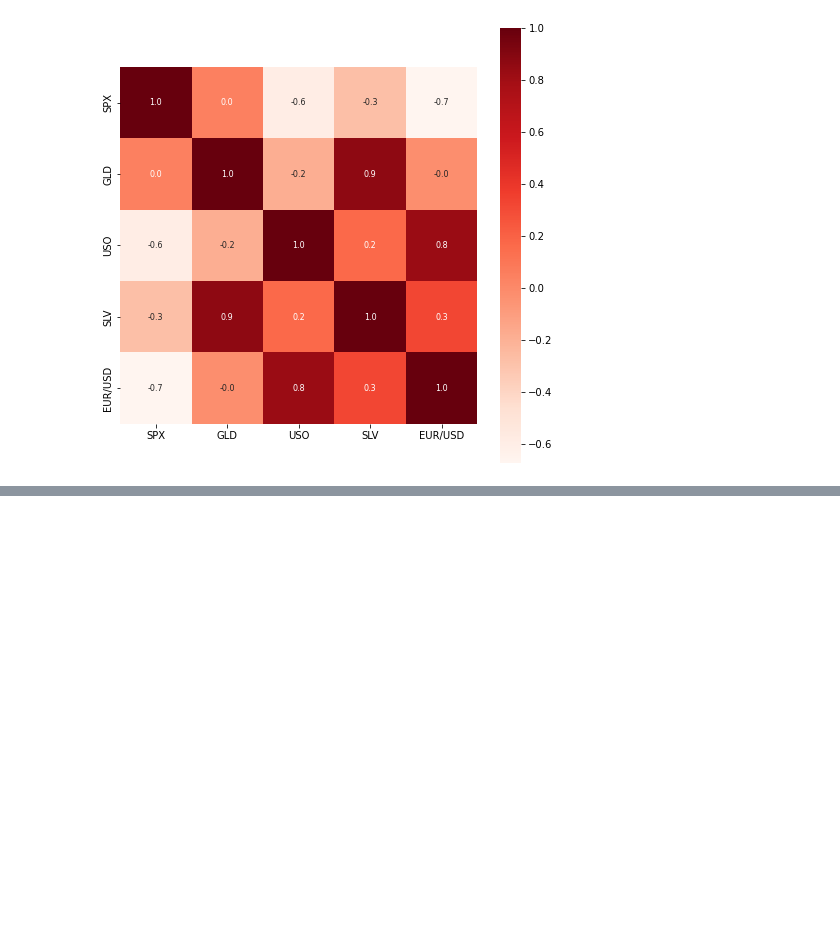
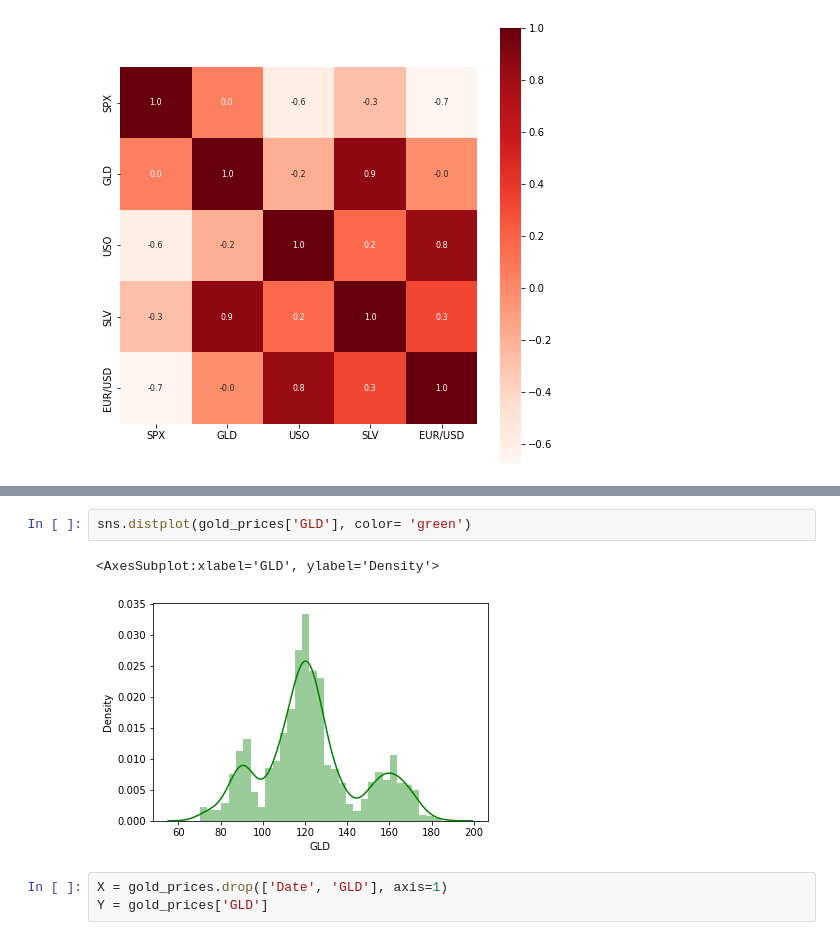
Before and after one commit to Fuzz-Head/gold_prices, a Jupyter notebook: Gold.ipynb, the cells around one changed output, grey strips where cells are left out. Cells and saved outputs as stored; diff of their text form; blank space fills up the shorter version.

```diff
--- a/Gold.ipynb
+++ b/Gold.ipynb
@@ -80,0 +90,8 @@ sns.heatmap(correlation, cbar=True, square=True, fmt='.1f', annot=True, annot_kw
+# %%
+sns.distplot(gold_prices['GLD'], color= 'green')
+# %% [output]
+<AxesSubplot:xlabel='GLD', ylabel='Density'>
+[figure, added]
+# %%
+X = gold_prices.drop(['Date', 'GLD'], axis=1)
+Y = gold_prices['GLD']
```
Also changed, not shown: parts of 11 cells of this notebook.
